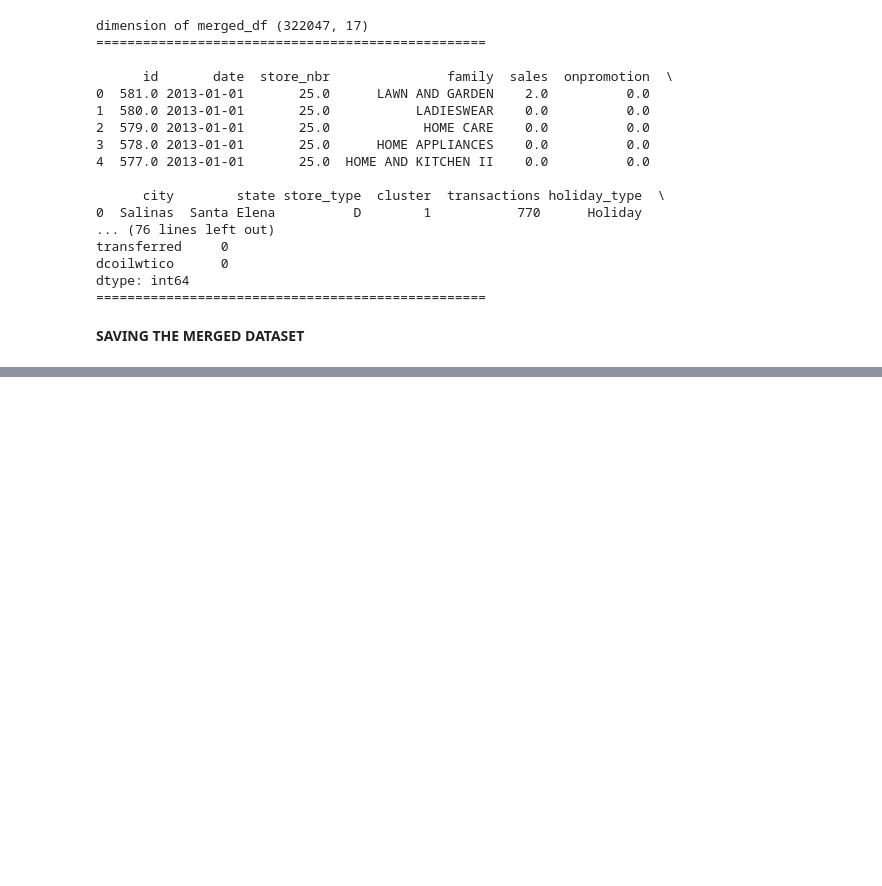
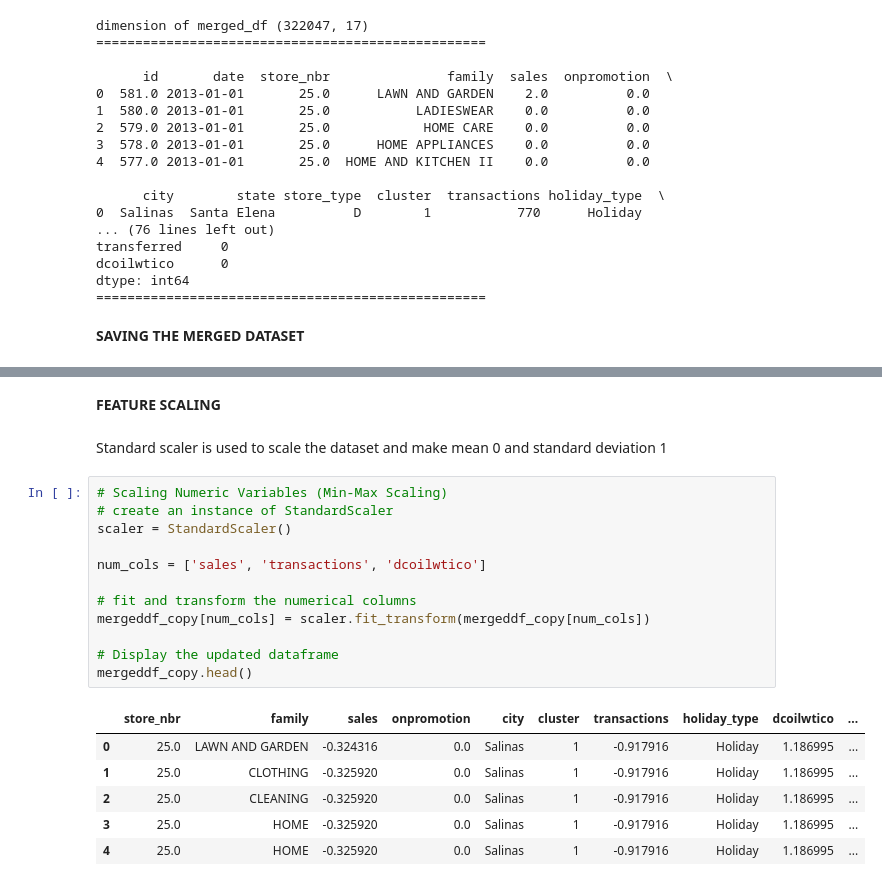
Before and after one commit to Shanis185/favorita-sales-forecasting, a Jupyter notebook: Time Series Forecasting.ipynb, the cells around one changed output, grey strips where cells are left out. Drawn from its saved outputs; the diff is of its cells as text; blank space fills up the shorter version.

```diff
--- a/Time Series Forecasting.ipynb
+++ b/Time Series Forecasting.ipynb
@@ -408,0 +529,23 @@ merged_df.head()
+# %% [markdown]
+**FEATURE SCALING**
+# %% [markdown]
+Standard scaler is used to scale the dataset and make mean 0 and standard deviation 1
+# %%
+# Scaling Numeric Variables (Min-Max Scaling)
+# create an instance of StandardScaler
+scaler = StandardScaler()
+
+num_cols = ['sales', 'transactions', 'dcoilwtico']
+
+# fit and transform the numerical columns
+mergeddf_copy[num_cols] = scaler.fit_transform(mergeddf_copy[num_cols])
+
+# Display the updated dataframe
+mergeddf_copy.head()
+# %% [output]
+|  | store_nbr | family | sales | onpromotion | city | cluster | transactions | holiday_type | dcoilwtico | ... |
+| 0 | 25.0 | LAWN AND GARDEN | -0.324316 | 0.0 | Salinas | 1 | -0.917916 | Holiday | 1.186995 | ... |
+| 1 | 25.0 | CLOTHING | -0.325920 | 0.0 | Salinas | 1 | -0.917916 | Holiday | 1.186995 | ... |
+| 2 | 25.0 | CLEANING | -0.325920 | 0.0 | Salinas | 1 | -0.917916 | Holiday | 1.186995 | ... |
+| 3 | 25.0 | HOME | -0.325920 | 0.0 | Salinas | 1 | -0.917916 | Holiday | 1.186995 | ... |
+| 4 | 25.0 | HOME | -0.325920 | 0.0 | Salinas | 1 | -0.917916 | Holiday | 1.186995 | ... |
```
Also changed, not shown: parts of 49 cells of this notebook.
